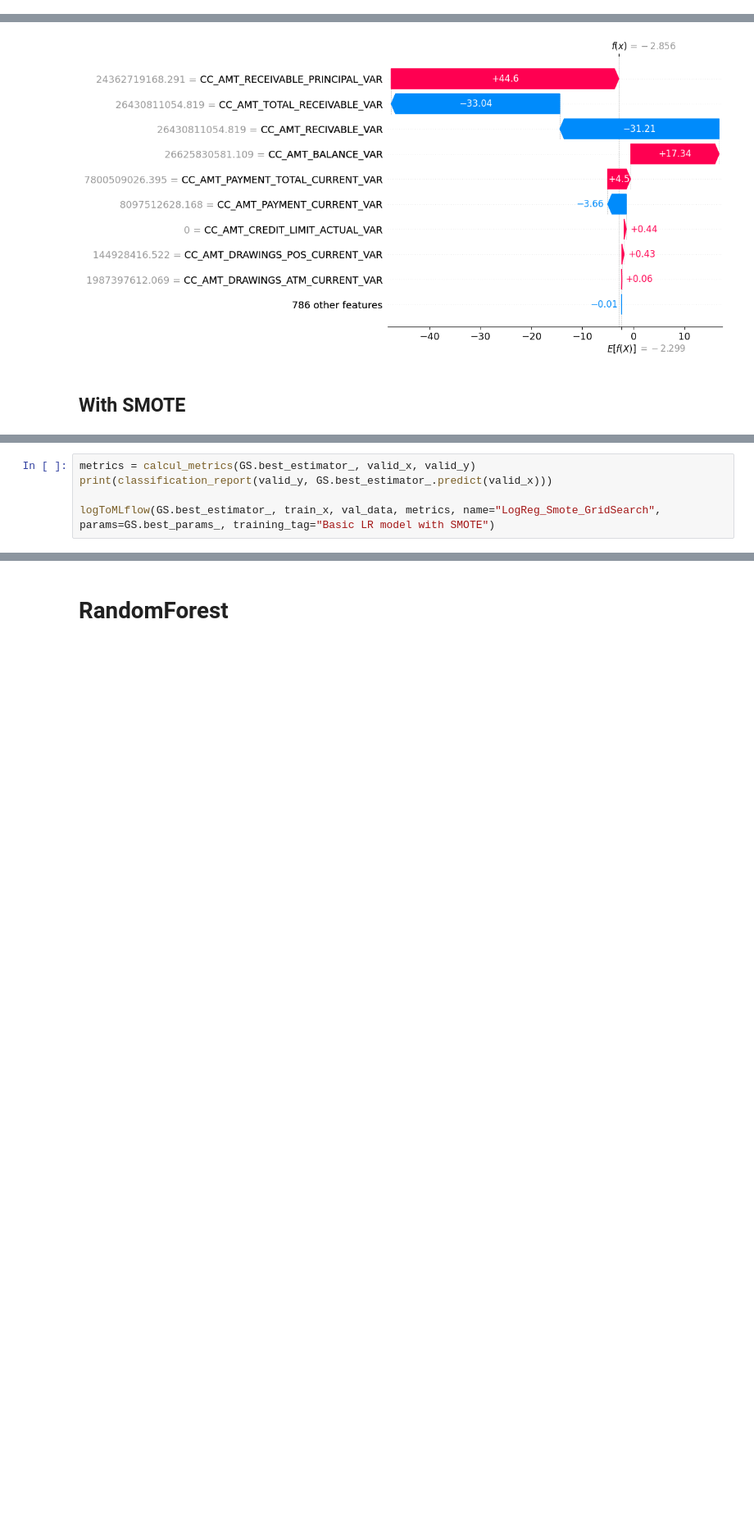
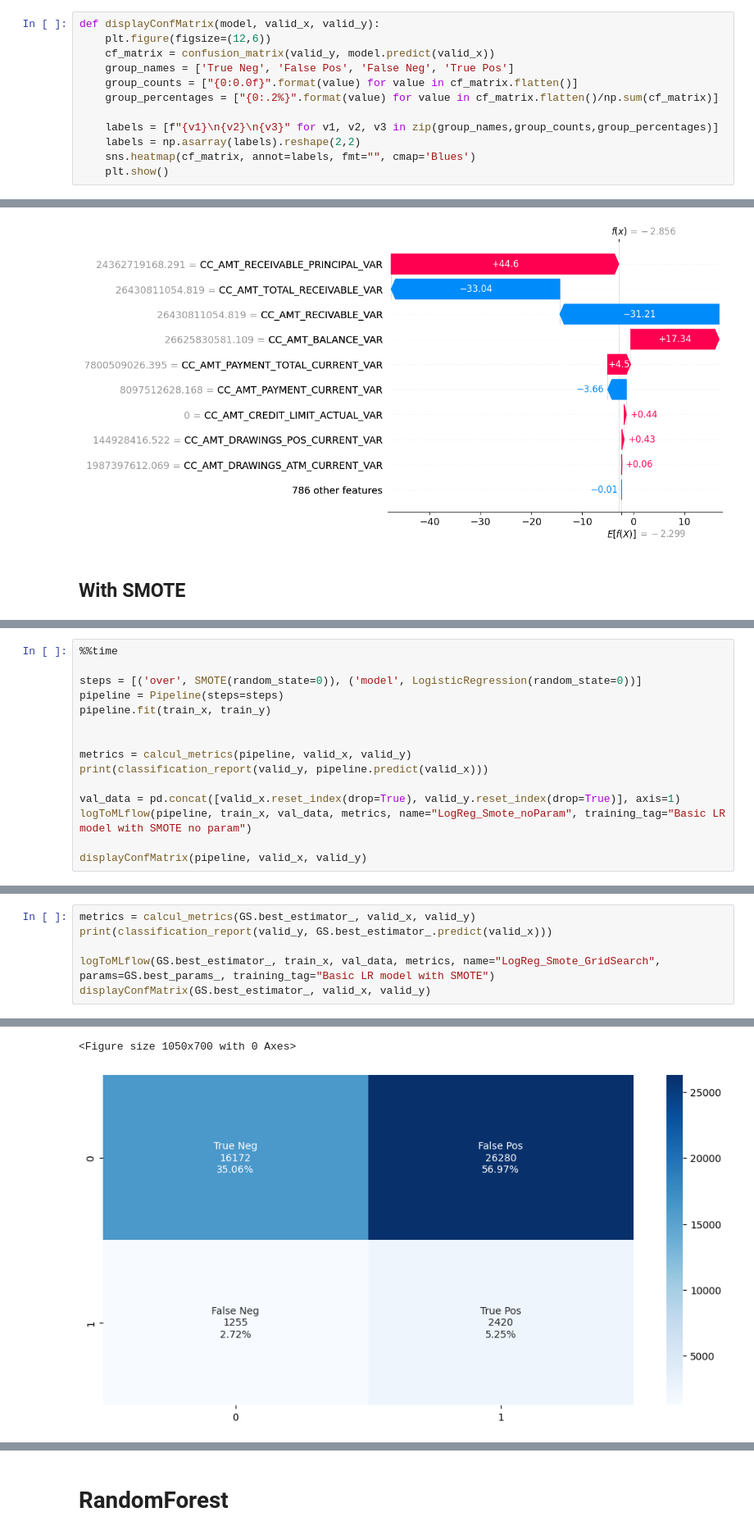
Before and after one commit to OCangrand/OC-Project7, a Jupyter notebook: Modelisation.ipynb, the cells around one changed output, grey strips where cells are left out. Shown: that part at 82% size. Saved outputs shown, nothing was run; the diff lists cells and outputs as text; blank space fills up the shorter version.

```diff
--- a/Modelisation.ipynb
+++ b/Modelisation.ipynb
@@ -110,6 +112,18 @@ def logToMLflow(model, X, eval_data, metrics, name="", params="", training_tag="
             model_type="classifier",
             evaluators=["default"],
         )
+# %%
+def displayConfMatrix(model, valid_x, valid_y):
+    plt.figure(figsize=(12,6))
+    cf_matrix = confusion_matrix(valid_y, model.predict(valid_x))
+    group_names = ['True Neg', 'False Pos', 'False Neg', 'True Pos']
+    group_counts = ["{0:0.0f}".format(value) for value in cf_matrix.flatten()]
+    group_percentages = ["{0:.2%}".format(value) for value in cf_matrix.flatten()/np.sum(cf_matrix)]
+
+    labels = [f"{v1}\n{v2}\n{v3}" for v1, v2, v3 in zip(group_names,group_counts,group_percentages)]
+    labels = np.asarray(labels).reshape(2,2)
+    sns.heatmap(cf_matrix, annot=labels, fmt="", cmap='Blues')
+    plt.show()
 # %%
 #Fonction d'affichage des résultats d'un GridSearch.
 
@@ -220,0 +233,15 @@ shap.plots.waterfall(shap_values[50])
+# %%
+%%time
+
+steps = [('over', SMOTE(random_state=0)), ('model', LogisticRegression(random_state=0))]
+pipeline = Pipeline(steps=steps)
+pipeline.fit(train_x, train_y)
+
+
+metrics = calcul_metrics(pipeline, valid_x, valid_y)
+print(classification_report(valid_y, pipeline.predict(valid_x)))
+
+val_data = pd.concat([valid_x.reset_index(drop=True), valid_y.reset_index(drop=True)], axis=1)
+logToMLflow(pipeline, train_x, val_data, metrics, name="LogReg_Smote_noParam", training_tag="Basic LR model with SMOTE no param")
+
+displayConfMatrix(pipeline, valid_x, valid_y)
@@ -260,4 +301,5 @@ metrics = calcul_metrics(GS.best_estimator_, valid_x, valid_y)
 print(classification_report(valid_y, GS.best_estimator_.predict(valid_x)))
 
 logToMLflow(GS.best_estimator_, train_x, val_data, metrics, name="LogReg_Smote_GridSearch", params=GS.best_params_, training_tag="Basic LR model with SMOTE")
+displayConfMatrix(GS.best_estimator_, valid_x, valid_y)
 # %% [output]
@@ -277,0 +321,2 @@ Wall time: 7.73 s
+<Figure size 1050x700 with 0 Axes>
+[figure, added]
```
Also changed, not shown: parts of 36 cells of this notebook.
